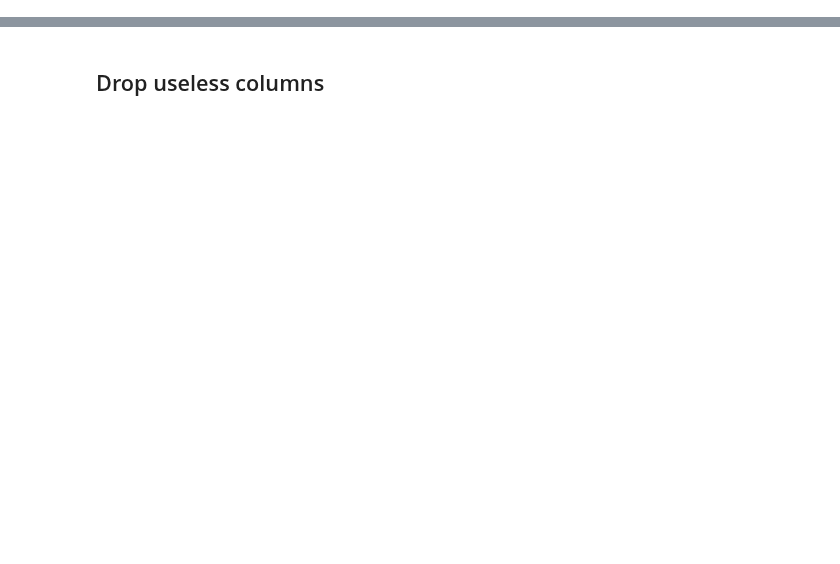
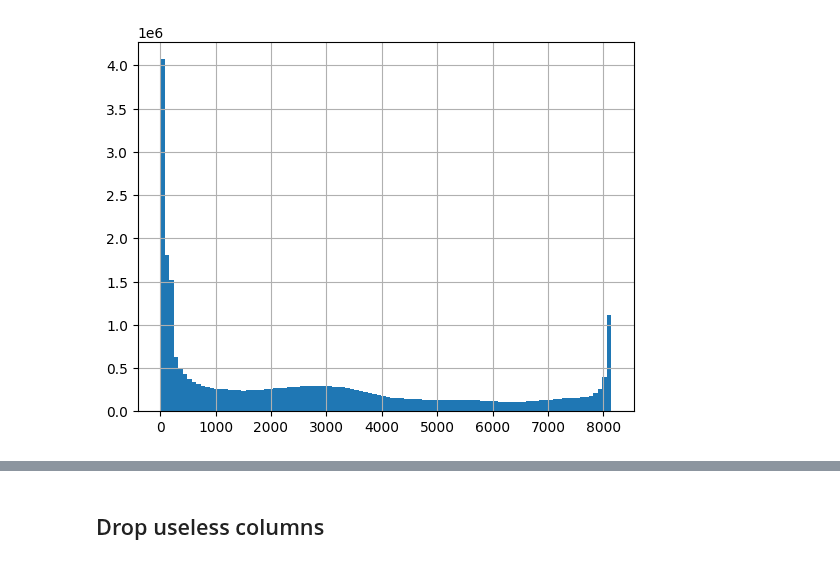
Before and after one commit to mitoclub/AquaSelection, a Jupyter notebook: intersect.ipynb, the cells around one changed output, grey strips where cells are left out. Drawn from its saved outputs; the diff is of its cells as text; code cells hidden in the pictures; blank space fills up the shorter version.

```diff
--- a/intersect.ipynb
+++ b/intersect.ipynb
@@ -6,0 +9,6 @@ import tqdm
+# %%
+##FORMAT=<ID=DP,Number=1,Type=Integer,Description="Number of high-quality bases">
+
+qual = pd.read_csv('./data/interim/pos_qual_dp.txt', sep='\t',
+    header=None, names=['pos', 'qual', 'dp'])
+qual
@@ -6,0 +29,4 @@ import tqdm
+# %%
+qual.qual.hist(bins=100);
+# %% [output]
+[figure, added]
```
Also changed, not shown: parts of 8 cells of this notebook, 3 other files.
